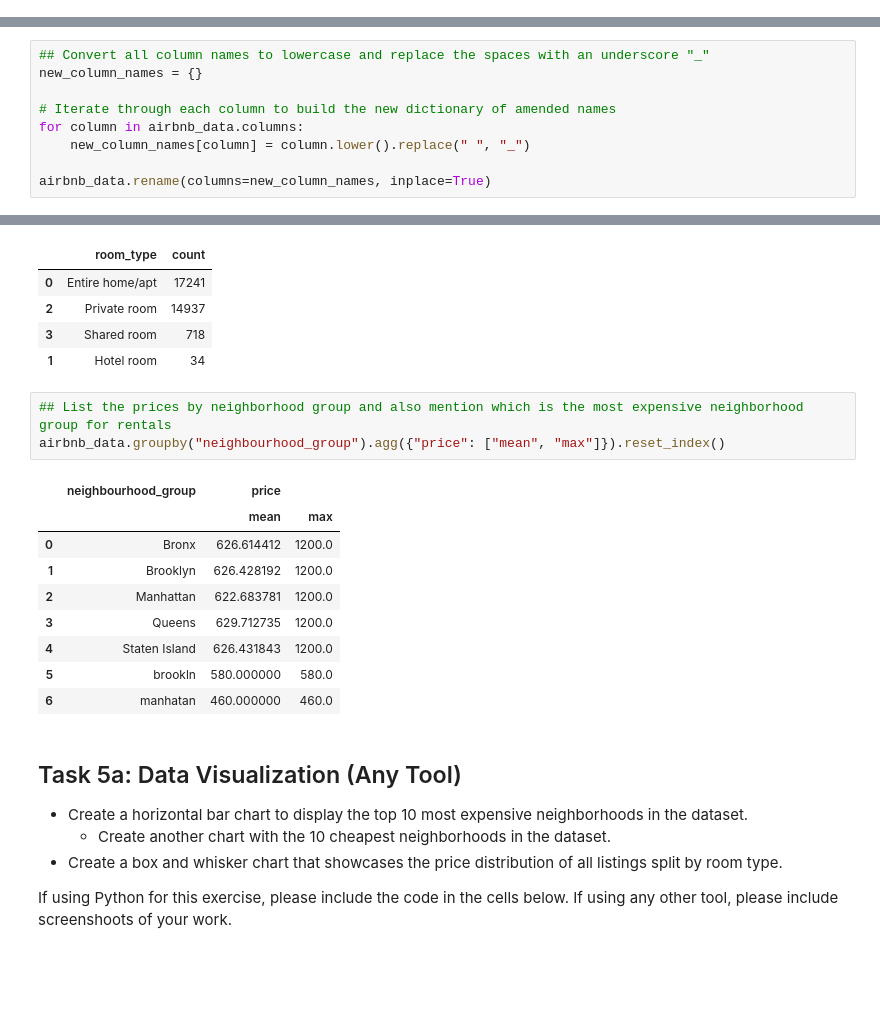
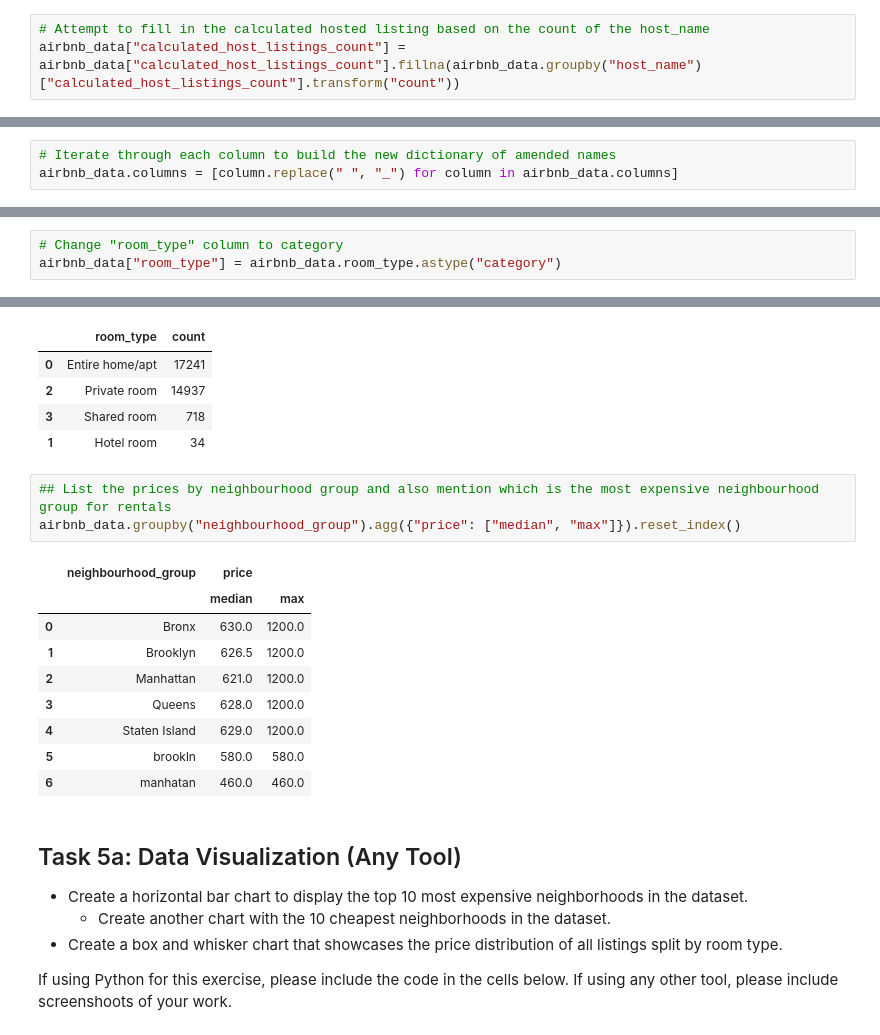
Before and after one commit to chrismouton/sb-dataanalytics, a Jupyter notebook: capstone/Capstone_Project_ChrisMouton.ipynb, the cells around one changed output, grey strips where cells are left out. Saved outputs shown, nothing was run; the diff lists cells and outputs as text; blank space fills up the shorter version.

Commit message:
Perform the data cleaning task that was previously missed

```diff
--- a/capstone/Capstone_Project_ChrisMouton.ipynb
+++ b/capstone/Capstone_Project_ChrisMouton.ipynb
@@ -152,3 +184,6 @@ After removing duplicates : 99163
+# %%
+# Attempt to fill in the calculated hosted listing based on the count of the host_name
+airbnb_data["calculated_host_listings_count"] = airbnb_data["calculated_host_listings_count"].fillna(airbnb_data.groupby("host_name")["calculated_host_listings_count"].transform("count"))
 # %% [markdown]
 ## Task 3: Data Transformation (Any Tool)
 
@@ -162,14 +197,8 @@ If using Python for this exercise, please include the code in the cells below. I
 ## Rename the column.
 airbnb_data.rename(columns={"availability 365": "days_booked"}, inplace=True)
 # %%
-## Convert all column names to lowercase and replace the spaces with an underscore "_"
-new_column_names = {}
-
 # Iterate through each column to build the new dictionary of amended names
-for column in airbnb_data.columns:
-    new_column_names[column] = column.lower().replace(" ", "_")
-
-airbnb_data.rename(columns=new_column_names, inplace=True)
+airbnb_data.columns = [column.replace(" ", "_") for column in airbnb_data.columns]
 # %%
 ## Remove the dollar sign and comma from the columns. If necessary, convert these two columns to the appropriate data type.
 
@@ -183,6 +212,9 @@ airbnb_data["service_fee"] = airbnb_data["service_fee"].str.replace(",", "")
 # The columns should only contain numbers, hence we can attempt the conversion
 airbnb_data["price"] = airbnb_data["price"].astype(float)
 airbnb_data["service_fee"] = airbnb_data["service_fee"].astype(float)
+# %%
+# Change "room_type" column to category
+airbnb_data["room_type"] = airbnb_data.room_type.astype("category")
 # %% [markdown]
 ### Task 4: Exploratory Data Analysis (Any Tool)
 
@@ -211,18 +243,18 @@ airbnb_data.groupby("room_type")["cancellation_policy"].apply(lambda x: (x=="str
 | 3 | Shared room | 718 |
 | 1 | Hotel room | 34 |
 # %%
-## List the prices by neighborhood group and also mention which is the most expensive neighborhood group for rentals
-airbnb_data.groupby("neighbourhood_group").agg({"price": ["mean", "max"]}).reset_index()
+## List the prices by neighbourhood group and also mention which is the most expensive neighbourhood group for rentals
+airbnb_data.groupby("neighbourhood_group").agg({"price": ["median", "max"]}).reset_index()
 # %% [output]
 |  | neighbourhood_group | price |  |
-|  |  | mean | max |
-| 0 | Bronx | 626.614412 | 1200.0 |
-| 1 | Brooklyn | 626.428192 | 1200.0 |
-| 2 | Manhattan | 622.683781 | 1200.0 |
-| 3 | Queens | 629.712735 | 1200.0 |
-| 4 | Staten Island | 626.431843 | 1200.0 |
-| 5 | brookln | 580.000000 | 580.0 |
-| 6 | manhatan | 460.000000 | 460.0 |
+|  |  | median | max |
+| 0 | Bronx | 630.0 | 1200.0 |
+| 1 | Brooklyn | 626.5 | 1200.0 |
+| 2 | Manhattan | 621.0 | 1200.0 |
+| 3 | Queens | 628.0 | 1200.0 |
+| 4 | Staten Island | 629.0 | 1200.0 |
+| 5 | brookln | 580.0 | 580.0 |
+| 6 | manhatan | 460.0 | 460.0 |
 # %% [markdown]
 ## Task 5a: Data Visualization (Any Tool)
 
```
Also changed, not shown: parts of 4 cells of this notebook.
